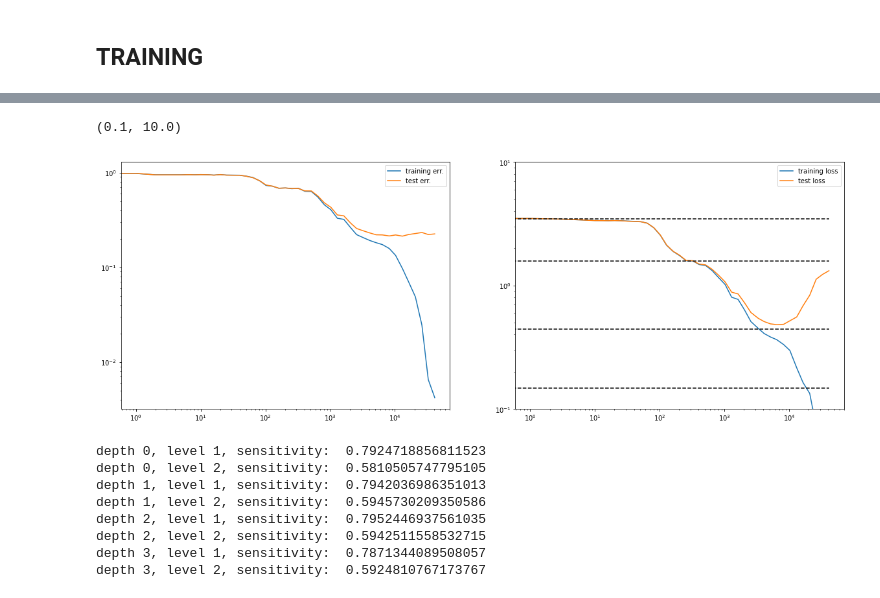
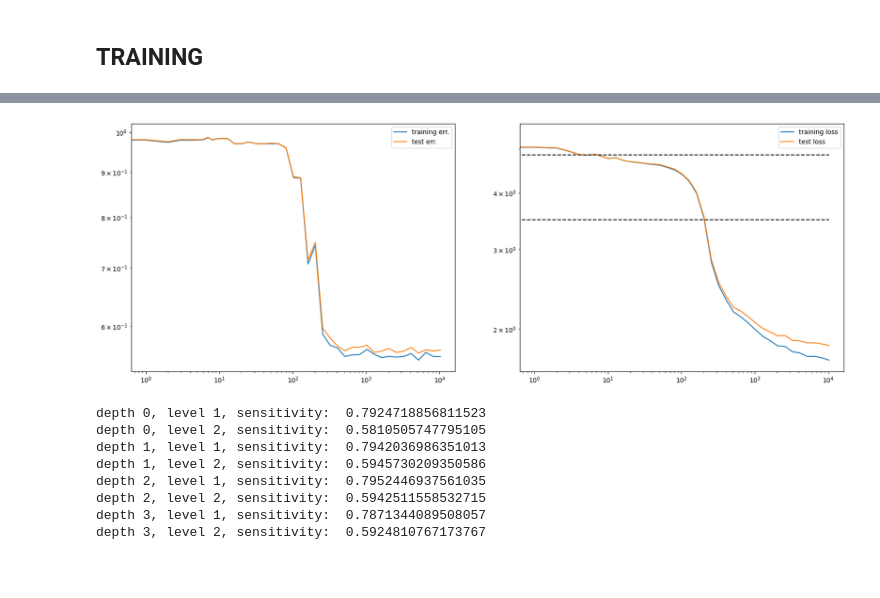
Before and after one commit to tatemcc/random-hierarchy-model, a Jupyter notebook: test_Init&Training.ipynb, the cells around one changed output, grey strips where cells are left out. Drawn from its saved outputs; the diff is of its cells as text; code cells hidden in the pictures; blank space fills up the shorter version.

```diff
--- a/test_Init&Training.ipynb
+++ b/test_Init&Training.ipynb
@@ -33,39 +33,39 @@ class config:
 
     dataset = 'rhm'
     mode = 'masked'
-    num_features = 32
-    num_classes = 32
-    num_synonyms = 8
+    num_features = 128
+    num_classes = 128
+    num_synonyms = 32
     tuple_size = 2
-    num_layers = 3
-    seed_rules = 74563
-    num_tokens = 8 # context length, tuple_size**num_layers for the full input
+    num_layers = 1
+    seed_rules = 2362346
+    num_tokens = 2 # context length, tuple_size**num_layers for the full input
 
-    train_size = 16384
-    batch_size = 128
+    train_size = 32768
+    batch_size = 64
     accumulation = 1
-    test_size = 16384
-    seed_sample = 42
+    test_size = 65536
+    seed_sample = 34534
     replacement = True
 
     input_format = 'onehot'
     whitening = 1
 
     model = 'transformer_mla'
-    depth = 3
-    num_heads = 4
+    depth = 1
+    num_heads = 1
     embedding_dim = 128
     bias = False
     seed_model = 359
 
     optim = 'adam'
-    lr = 0.003
+    lr = 0.01
     momentum = 0.0
     scheduler = None
-    scheduler_time = 0
-    max_epochs = 512
+    scheduler_time = 16
+    max_epochs = 1024
 
-    print_freq = 128
+    print_freq = 1024
     save_freq = 3
     loss_threshold = 1e-2
 
@@ -74,7 +74,7 @@ class config:
 
 config.bonus = False # dict.fromkeys(['noise', 'synonyms', 'size'])
 
-config.zipf = float('inf')
+config.zipf = '1.0'
 config.layer = config.num_layers
 
 config.num_data = config.num_classes*config.num_synonyms**((config.tuple_size**config.num_layers-1)//(config.tuple_size-1))
@@ -155,9 +155,8 @@ Wall time: 274 ms
 # %%
-config.print_freq = 256
-config.save_freq = 3
+# config.print_freq = 256
+# config.save_freq = 3
 
 print_ckpts, save_ckpts = init.init_loglinckpt( config.print_freq, config.max_iters, freq=config.save_freq)
-
 print_ckpt = next(print_ckpts)
 save_ckpt = next(save_ckpts)
 
@@ -246,35 +245,34 @@ KeyboardInterrupt:
 # %%
 import math
 
 fig, ax = plt.subplots(1, 2, figsize=(20,7))
 
 ax[0].plot([d['t'] for d in dynamics], [1.-d['trainacc'] for d in dynamics], f'C0', label='training err.')
 ax[0].plot([d['t'] for d in dynamics], [1.-d['testacc'] for d in dynamics], f'C1', label='test err.')
 
 ax[1].plot([d['t'] for d in dynamics], [d['trainloss'] for d in dynamics], f'C0', label='training loss')
 ax[1].plot([d['t'] for d in dynamics], [d['testloss'] for d in dynamics], f'C1', label='test loss')
 
 L = config.num_layers
 v = config.num_features
 m = config.num_synonyms
 s = config.tuple_size
 time = [d['t'] for d in dynamics]
 for k in range(L+1):
     compatible = (v-1)*((v**s-m*v)/(v**s-1-m*(v-1)))*((m*(v-1))/(v**s-1))**k + (v-1)*(m-1)/(v**s-1-m*(v-1))
     ax[1].plot([t for t in time], [math.log(1+compatible) for t in time], 'k--')
 
 
 ax[0].legend()
 ax[0].set_xscale('log')
 ax[0].set_yscale('log')
 
 ax[1].legend()
 ax[1].set_xscale('log')
 ax[1].set_yscale('log')
-ax[1].set_ylim(1e-1,1e1)
+# ax[1].set_ylim(1e-1,1e1)
 # %% [output]
-(0.1, 10.0)
-[figure, old version]
+[figure, new version]
 # %%
 if config.bonus:
     if 'synonyms' in config.bonus:
```
Also changed, not shown: parts of 5 cells of this notebook, 3 other files.
